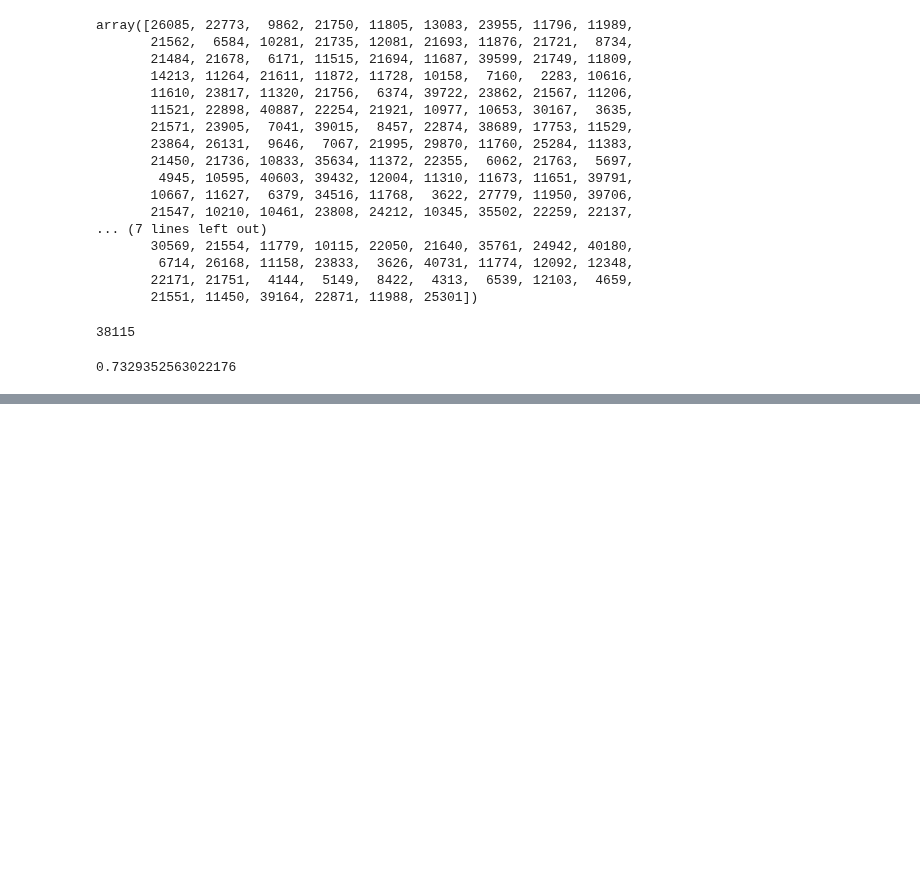
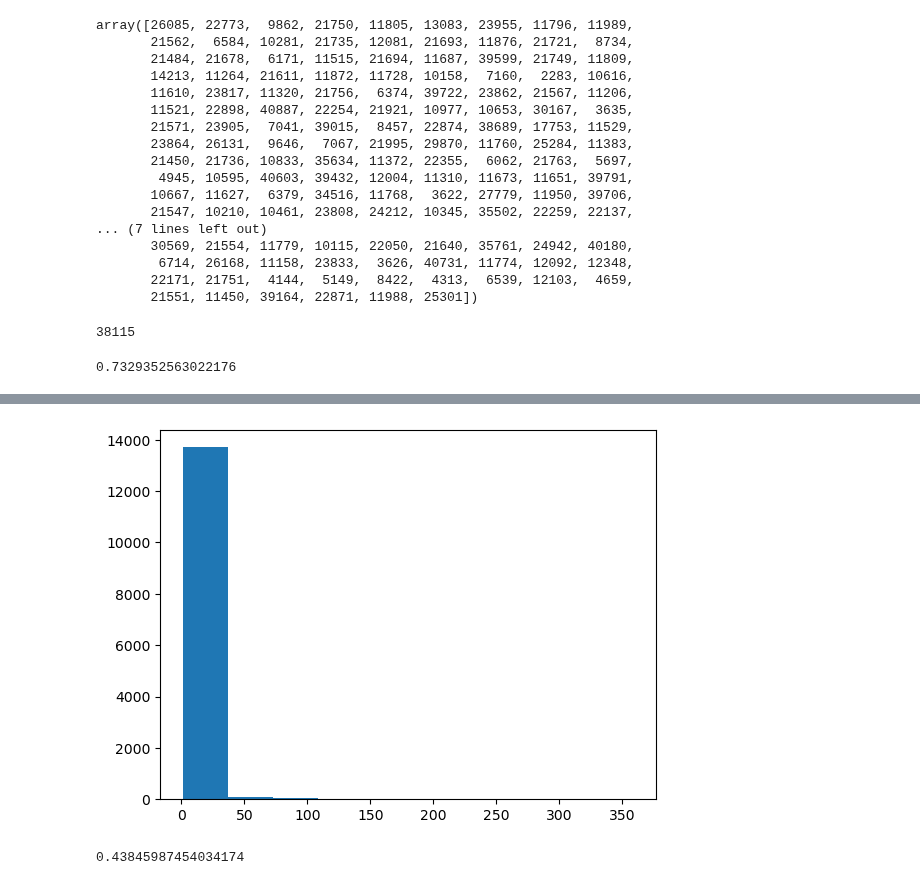
Before and after one commit to lin-bo/AutoLTS, a Jupyter notebook: ML_clf.ipynb, the cells around one changed output, grey strips where cells are left out. Drawn from its saved outputs; the diff is of its cells as text; code cells hidden in the pictures; blank space fills up the shorter version.

```diff
--- a/ML_clf.ipynb
+++ b/ML_clf.ipynb
@@ -1361,0 +1346,2 @@ speed.sum(axis=0).max() / speed.sum(axis=0).sum()
+# %%
+df_easy_features = gpd.read_file('./data/network/network_w_easy_features.shp')
@@ -1361,0 +1365,12 @@ speed.sum(axis=0).max() / speed.sum(axis=0).sum()
+# %%
+vals = df_easy_features[['GEO_ID', 'LF_NAME']].groupby('LF_NAME').count().sort_values(by='GEO_ID').values
+vals = vals.reshape(-1)
+
+plt.hist(vals)
+plt.show()
+# %% [output]
+[figure, added]
+# %%
+(vals == 1).mean()
+# %% [output]
+0.43845987454034174
```
Also changed, not shown: parts of 4 cells of this notebook, 4 other files.
